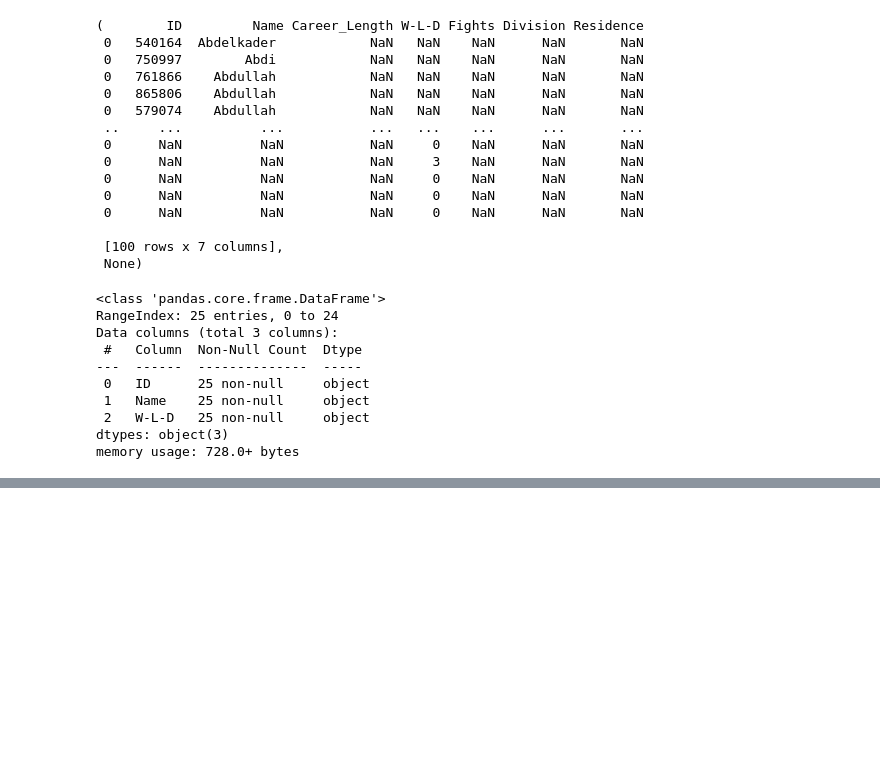
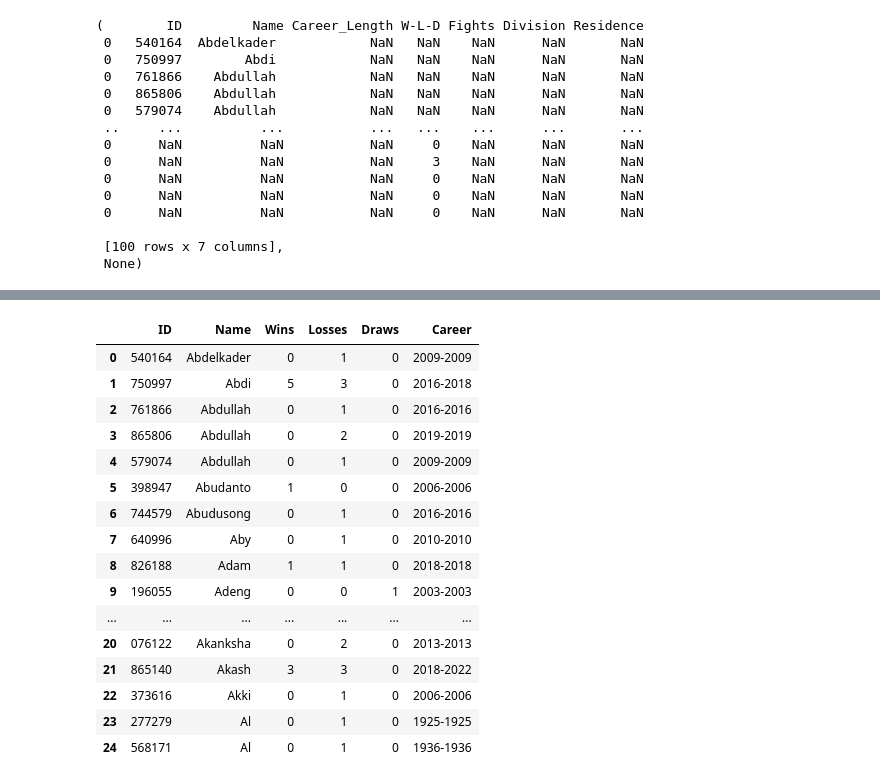
Before and after one commit to jarretjeter/Boxing-Data, a Jupyter notebook: webscrape2.ipynb, the cells around one changed output, grey strips where cells are left out. Saved outputs shown, nothing was run; the diff lists cells and outputs as text; code cells hidden in the pictures; blank space fills up the shorter version.

Commit message:
add wins, losses, draws, and career data to dataframe

```diff
--- a/webscrape2.ipynb
+++ b/webscrape2.ipynb
@@ -276,6 +276,8 @@ boxer_df = pd.DataFrame(columns=["ID", "Name", "Career_Length", "W-L-D", "Fights
 boxer_table = soup.find_all("tbody")
 # boxer_row = soup.find_all("tr")
 boxer_rows = soup.find("tbody").find_all("tr")
+boxer_careers = soup.find("tbody").find_all(text=re.compile("\d{4}\-\d{4}"))
+
 # boxer_links = soup.find_all("a", class_="personLink")
 # boxer_wins = soup.find("tr").find_all(class_="textWon")
 # boxer_wins = soup.find_next("tr").find(class_="textWon")
@@ -285,24 +287,28 @@ boxer_rows = soup.find("tbody").find_all("tr")
 # print(boxer_links)
 # print(boxer_wins)
 
-def boxer_scraper():
-
+def boxer_scraper() -> pd.DataFrame:
+    """
+    Append certain scraped data to dictionaries and create pandas dataframe from dictionaries
+    """
     id_list = []
     name_list = []
     career_list = []
-    wld_list = []
+    l_list = []
+    d_list = []
+    w_list = []
     fights_list = []
     division_list = []
     residence_list = []
     # boxer_dictionary = {"ID": id_list, "Name": name_list, "Career_Length": career_list, "W-L-D": wld_list, "Fights": fights_list, "Division": division_list, "Residence": residence_list}
-    boxer_dictionary = {"ID": id_list, "Name": name_list, "W-L-D": wld_list}
+    boxer_dictionary = {"ID": id_list, "Name": name_list, "Wins": w_list, "Losses": l_list, "Draws": d_list, "Career": career_list}
 
     boxer_links = soup.find_all("a", class_="personLink")
     boxer_wins = soup.find_all("span", class_="textWon")
-    row_num = 0
-    # for row in rows:
-        # if row_num > 0:
-            # gather ids and names
+    boxer_losses = soup.find_all("span", class_="textLost")
+    boxer_draws = soup.find_all("span", class_="textDraw")
+
+    # gather ids and names
     for link in boxer_links:
         name = link.text
         href = link["href"]
@@ -311,31 +317,28 @@ def boxer_scraper():
         # print(name)
         id_list.append(b_id)
         name_list.append(name)
+
     for win in boxer_wins:
         w = win.text
-        # print(w)
-        wld_list.append(w)
-        # print(link.text)
-        # row.text.strip()
-        # print(row)
-        # new_row = row.text.replace("\n", "")
-        # print(new_row)
-    # row_num += 1
+        w_list.append(w)
+    for loss in boxer_losses:
+        l = loss.text
+        l_list.append(l)
+    for draw in boxer_draws:
+        d = draw.text
+        d_list.append(d)
+
+    for career in boxer_careers:
+        career = career.replace("\n", "")
+        career_list.append(career)
+
     boxer_df = pd.DataFrame(boxer_dictionary)
-    return boxer_df.head(30), boxer_df.info()
+    return boxer_df
 
 boxer_scraper()
-
-# boxer_df = boxer_df.append({"W-L-D": 5}, ignore_index=True)
+# for row in boxer_rows:
+#     new_row = row.text.replace("\n", " ")
+#     new_row = new_row.replace("  ", "")
+#     print(new_row)
 # boxer_df.head(5)
 # %% [output]
-<class 'pandas.core.frame.DataFrame'>
-RangeIndex: 25 entries, 0 to 24
-Data columns (total 3 columns):
- #   Column  Non-Null Count  Dtype
----  ------  --------------  -----
- 0   ID      25 non-null     object
- 1   Name    25 non-null     object
- 2   W-L-D   25 non-null     object
-dtypes: object(3)
-memory usage: 728.0+ bytes
@@ -358,0 +345,17 @@ memory usage: 728.0+ bytes
+|  | ID | Name | Wins | Losses | Draws | Career |
+| 0 | 540164 | Abdelkader | 0 | 1 | 0 | 2009-2009 |
+| 1 | 750997 | Abdi | 5 | 3 | 0 | 2016-2018 |
+| 2 | 761866 | Abdullah | 0 | 1 | 0 | 2016-2016 |
+| 3 | 865806 | Abdullah | 0 | 2 | 0 | 2019-2019 |
+| 4 | 579074 | Abdullah | 0 | 1 | 0 | 2009-2009 |
+| 5 | 398947 | Abudanto | 1 | 0 | 0 | 2006-2006 |
+| 6 | 744579 | Abudusong | 0 | 1 | 0 | 2016-2016 |
+| 7 | 640996 | Aby | 0 | 1 | 0 | 2010-2010 |
+| 8 | 826188 | Adam | 1 | 1 | 0 | 2018-2018 |
+| 9 | 196055 | Adeng | 0 | 0 | 1 | 2003-2003 |
+| ... | ... | ... | ... | ... | ... | ... |
+| 20 | 076122 | Akanksha | 0 | 2 | 0 | 2013-2013 |
+| 21 | 865140 | Akash | 3 | 3 | 0 | 2018-2022 |
+| 22 | 373616 | Akki | 0 | 1 | 0 | 2006-2006 |
+| 23 | 277279 | Al | 0 | 1 | 0 | 1925-1925 |
+| 24 | 568171 | Al | 0 | 1 | 0 | 1936-1936 |
```
Also changed, not shown: parts of 2 cells of this notebook.
